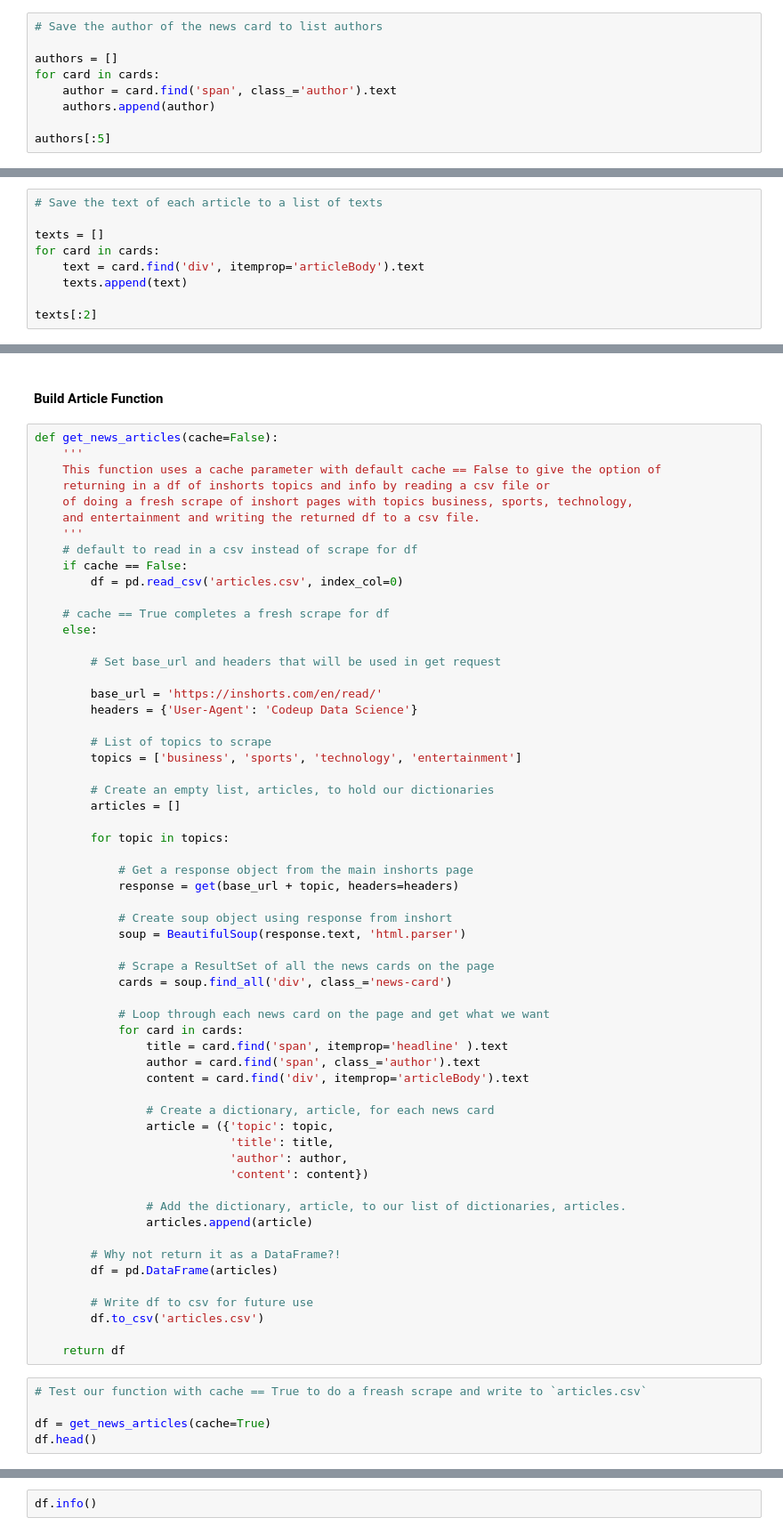
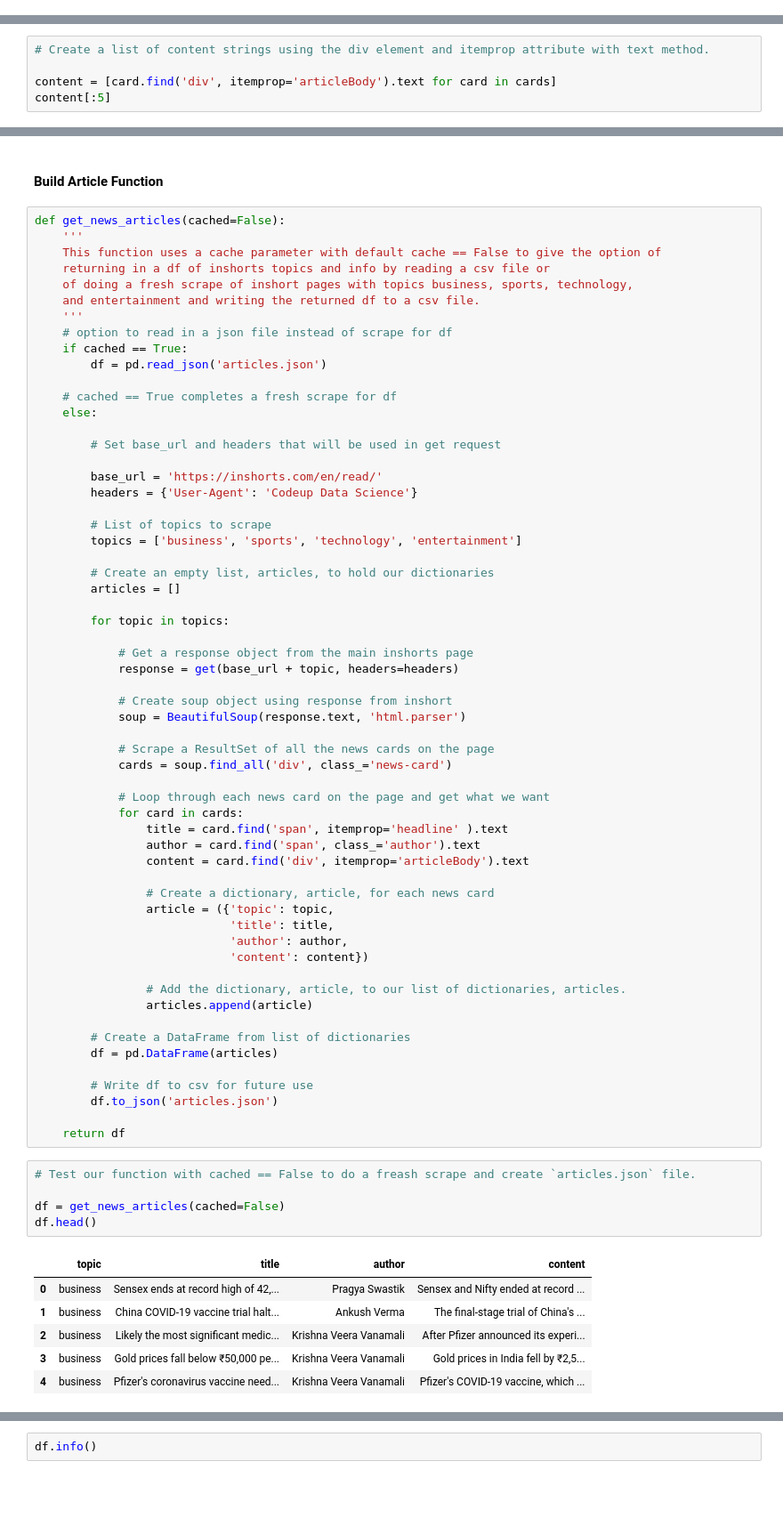
Before and after one commit to faithkane3/nlp, a Jupyter notebook: nlp_acquire.ipynb, the cells around one changed output, grey strips where cells are left out. Shown at 89% size. Cells and saved outputs as stored; diff of their text form; blank space fills up the shorter version.

```diff
--- a/nlp_acquire.ipynb
+++ b/nlp_acquire.ipynb
@@ -305,11 +330,2 @@ titles[:5]
 # %% [markdown]
 #### Scrape Author from News Cards
-# %%
-# Save the author of the news card to list authors
-
-authors = []
-for card in cards:
-    author = card.find('span', class_='author').text
-    authors.append(author)
-
-authors[:5]
@@ -316,11 +343,7 @@ authors[:5]
 # %% [markdown]
 #### Scrape Text from News Cards
-# %%
-# Save the text of each article to a list of texts
-
-texts = []
-for card in cards:
-    text = card.find('div', itemprop='articleBody').text
-    texts.append(text)
-
-texts[:2]
+# %%
+# Create a list of content strings using the div element and itemprop attribute with text method.
+
+content = [card.find('div', itemprop='articleBody').text for card in cards]
+content[:5]
@@ -347,18 +381,18 @@ articles[:2]
 # %% [markdown]
 #### Build Article Function
 # %%
-def get_news_articles(cache=False):
+def get_news_articles(cached=False):
     '''
     This function uses a cache parameter with default cache == False to give the option of
     returning in a df of inshorts topics and info by reading a csv file or
     of doing a fresh scrape of inshort pages with topics business, sports, technology,
     and entertainment and writing the returned df to a csv file.
     '''
-    # default to read in a csv instead of scrape for df
-    if cache == False:
-        df = pd.read_csv('articles.csv', index_col=0)
+    # option to read in a json file instead of scrape for df
+    if cached == True:
+        df = pd.read_json('articles.json')
 
-    # cache == True completes a fresh scrape for df
+    # cached == True completes a fresh scrape for df
     else:
 
         # Set base_url and headers that will be used in get request
@@ -398,17 +432,24 @@ def get_news_articles(cache=False):
                 # Add the dictionary, article, to our list of dictionaries, articles.
                 articles.append(article)
 
-        # Why not return it as a DataFrame?!
+        # Create a DataFrame from list of dictionaries
         df = pd.DataFrame(articles)
 
         # Write df to csv for future use
-        df.to_csv('articles.csv')
+        df.to_json('articles.json')
 
     return df
 # %%
-# Test our function with cache == True to do a freash scrape and write to `articles.csv`
+# Test our function with cached == False to do a freash scrape and create `articles.json` file.
 
-df = get_news_articles(cache=True)
+df = get_news_articles(cached=False)
 df.head()
+# %% [output]
+|  | topic | title | author | content |
+| 0 | business | Sensex ends at record high of 42,... | Pragya Swastik | Sensex and Nifty ended at record ... |
+| 1 | business | China COVID-19 vaccine trial halt... | Ankush Verma | The final-stage trial of China's ... |
+| 2 | business | Likely the most significant medic... | Krishna Veera Vanamali | After Pfizer announced its experi... |
+| 3 | business | Gold prices fall below ₹50,000 pe... | Krishna Veera Vanamali | Gold prices in India fell by ₹2,5... |
+| 4 | business | Pfizer's coronavirus vaccine need... | Krishna Veera Vanamali | Pfizer's COVID-19 vaccine, which ... |
 # %%
 df.topic.value_counts()
```
Also changed, not shown: parts of 11 cells of this notebook.
